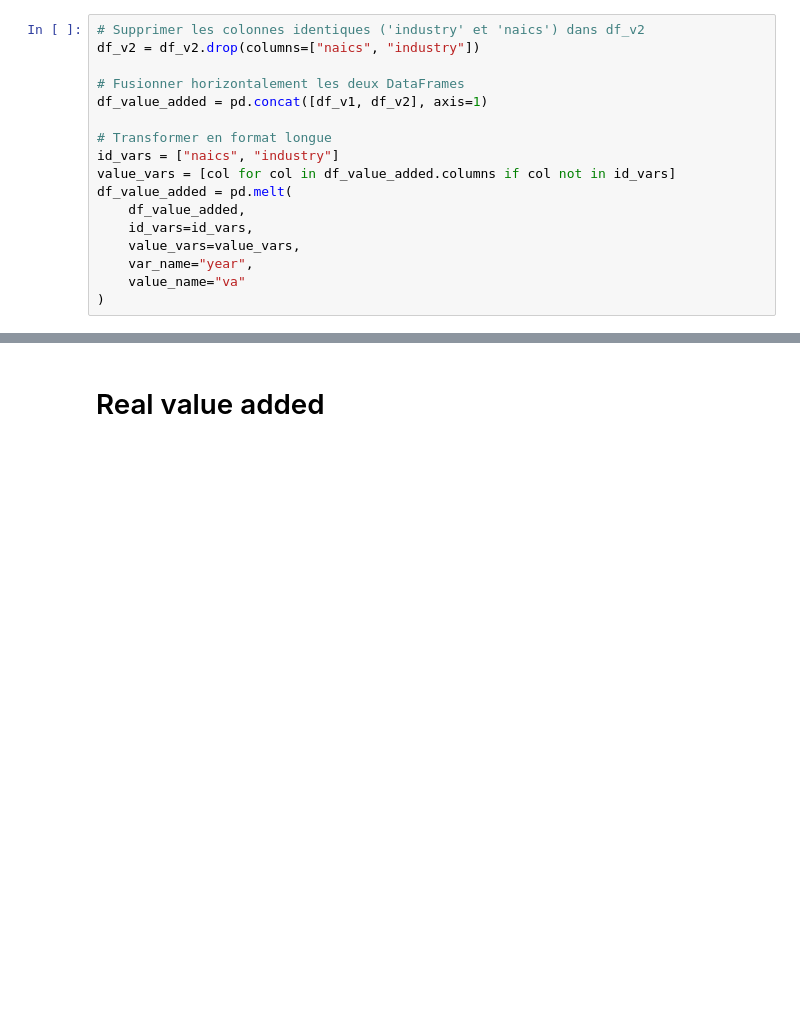
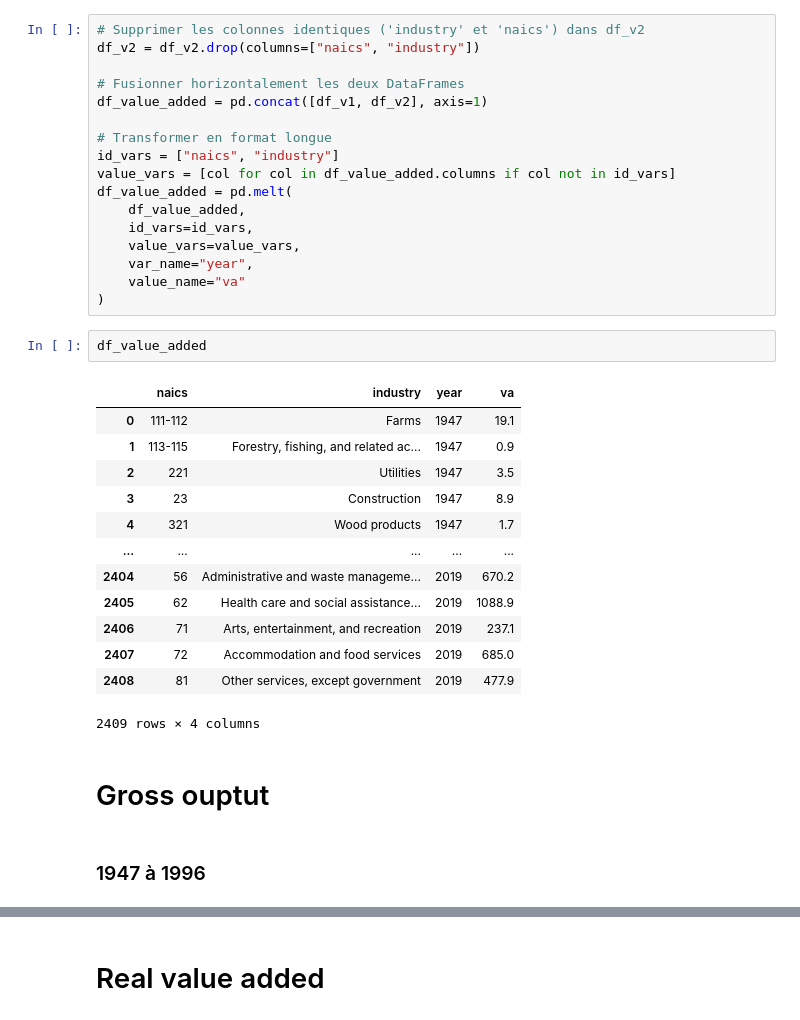
Before and after one commit to jfbrou/Productivity, a Jupyter notebook: USA Productivity/Programs/productivity.ipynb, the cells around one changed output, grey strips where cells are left out. Drawn from its saved outputs; the diff is of its cells as text; blank space fills up the shorter version.

Commit message:
Update US productivity

```diff
--- a/USA Productivity/Programs/productivity.ipynb
+++ b/USA Productivity/Programs/productivity.ipynb
@@ -208,3 +208,23 @@ df_value_added = pd.melt(
     var_name="year",
     value_name="va"
 )
+# %%
+df_value_added
+# %% [output]
+|  | naics | industry | year | va |
+| 0 | 111-112 | Farms | 1947 | 19.1 |
+| 1 | 113-115 | Forestry, fishing, and related ac... | 1947 | 0.9 |
+| 2 | 221 | Utilities | 1947 | 3.5 |
+| 3 | 23 | Construction | 1947 | 8.9 |
+| 4 | 321 | Wood products | 1947 | 1.7 |
+| ... | ... | ... | ... | ... |
+| 2404 | 56 | Administrative and waste manageme... | 2019 | 670.2 |
+| 2405 | 62 | Health care and social assistance... | 2019 | 1088.9 |
+| 2406 | 71 | Arts, entertainment, and recreation | 2019 | 237.1 |
+| 2407 | 72 | Accommodation and food services | 2019 | 685.0 |
+| 2408 | 81 | Other services, except government | 2019 | 477.9 |
+2409 rows × 4 columns
+# %% [markdown]
+# Gross ouptut
+# %% [markdown]
+### 1947 à 1996
```
Also changed, not shown: parts of 33 cells of this notebook.
